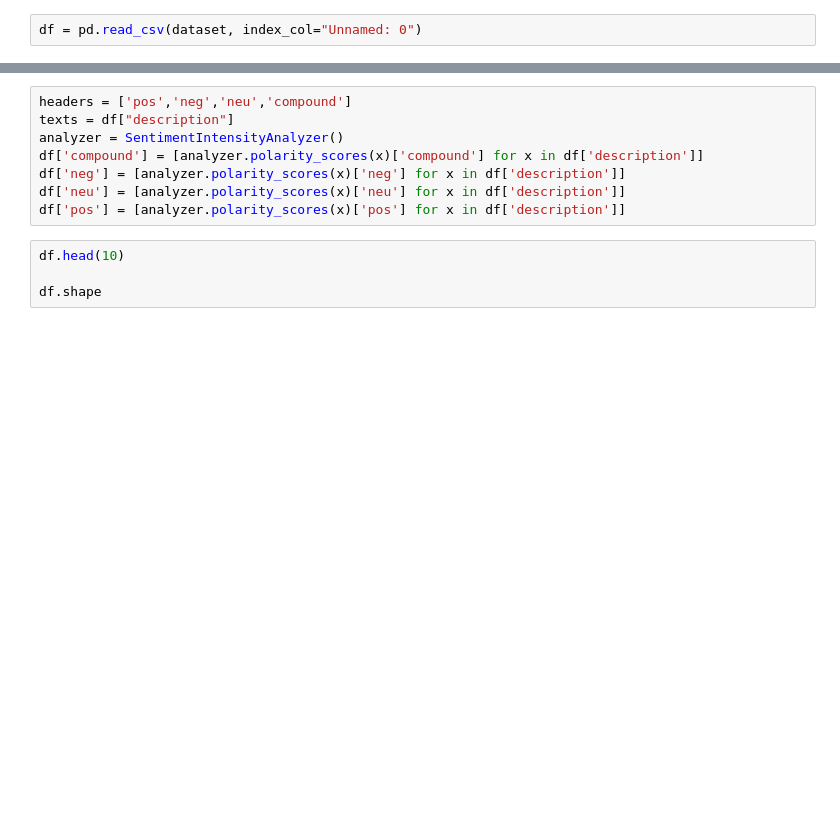
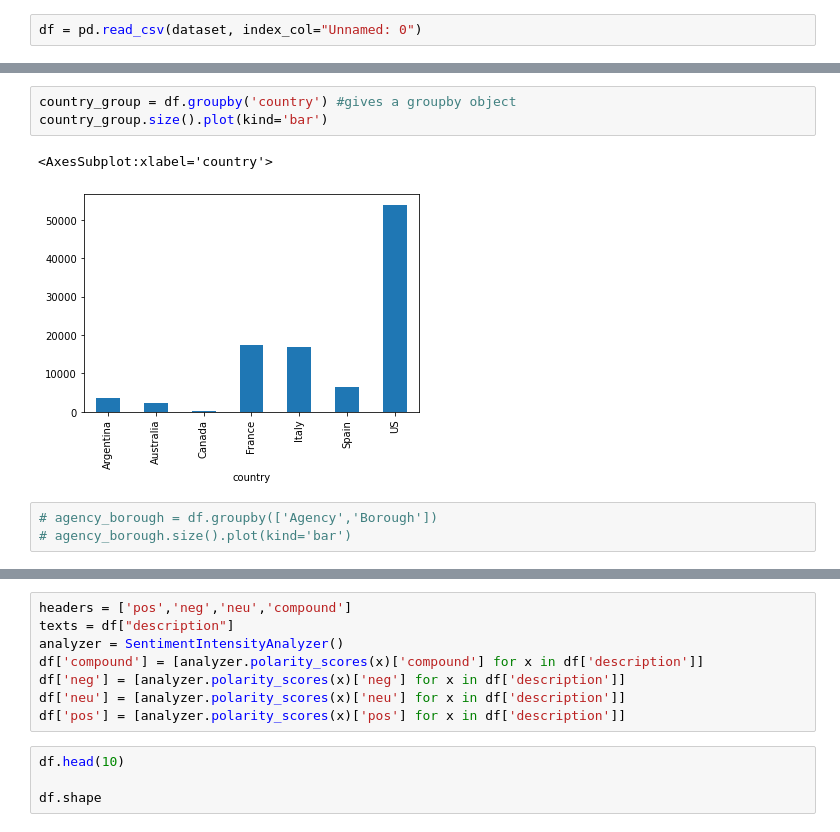
Before and after one commit to laurelhickey/Data_Analytics_Project, a Jupyter notebook: Wine Reviews Initial Pass.ipynb, the cells around one changed output, grey strips where cells are left out. Cells and saved outputs as stored; diff of their text form; blank space fills up the shorter version.

```diff
--- a/Wine Reviews Initial Pass.ipynb
+++ b/Wine Reviews Initial Pass.ipynb
@@ -54,0 +83,9 @@ df = df.drop(columns = 'region_2')
+# %%
+country_group = df.groupby('country') #gives a groupby object
+country_group.size().plot(kind='bar')
+# %% [output]
+<AxesSubplot:xlabel='country'>
+[figure, added]
+# %%
+# agency_borough = df.groupby(['Agency','Borough'])
+# agency_borough.size().plot(kind='bar')
```
Also changed, not shown: parts of 31 cells of this notebook.
